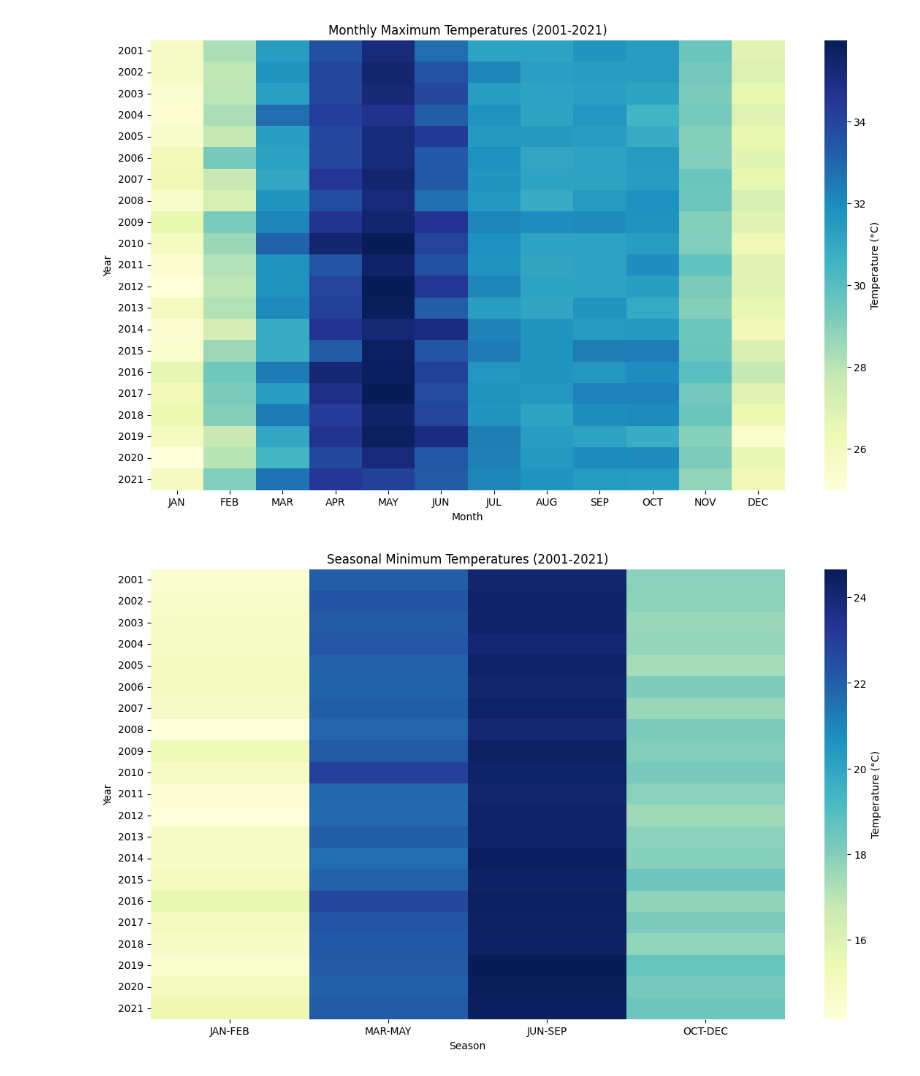
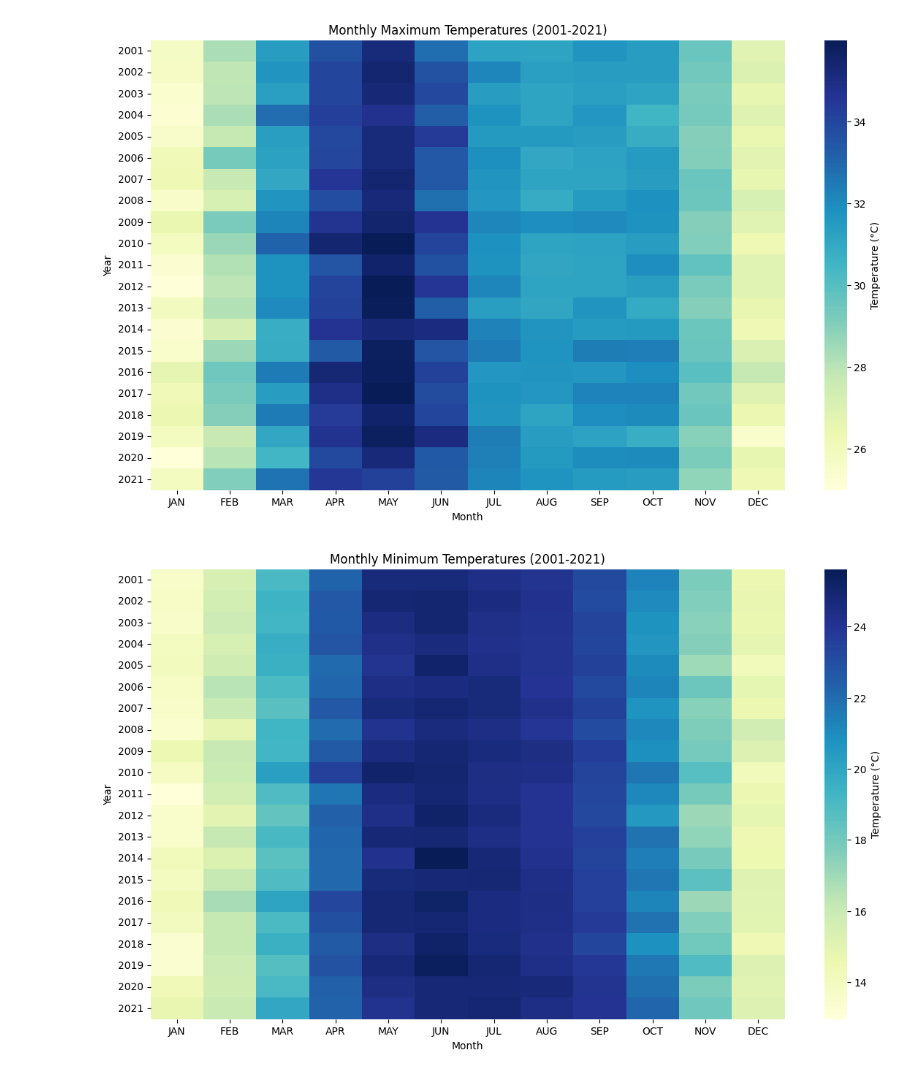
Before and after one commit to nandhu-44/R-Project, a Jupyter notebook: temperature.ipynb, the cells around one changed output. Cells and saved outputs as stored; diff of their text form; code cells hidden in the pictures.

```diff
--- a/temperature.ipynb
+++ b/temperature.ipynb
@@ -205,21 +205,37 @@ plt.show()
 [figure]
 # %%
 # Filter data for years > 2000
-seasonal_data_min_2000 = temp_annual_min[temp_annual_min["YEAR"] > 2000].set_index(
+# seasonal_data_min_2000 = temp_annual_min[temp_annual_min["YEAR"] > 2000].set_index(
+#     "YEAR"
+# )[["JAN-FEB", "MAR-MAY", "JUN-SEP", "OCT-DEC"]]
+
+# # Plot heatmap
+# plt.figure(figsize=(14, 8))
+# sns.heatmap(
+#     seasonal_data_min_2000,
+#     cmap="YlGnBu",
+#     cbar_kws={"label": "Temperature (°C)"},
+#     annot=False,
+# )
+# plt.title("Seasonal Minimum Temperatures (2001-2021)")
+# plt.xlabel("Season")
+# plt.ylabel("Year")
+# plt.show()
+
+monthly_data_min_2000 = temp_annual_min[temp_annual_min["YEAR"] > 2000].set_index(
     "YEAR"
-)[["JAN-FEB", "MAR-MAY", "JUN-SEP", "OCT-DEC"]]
-
+)[["JAN", "FEB", "MAR", "APR", "MAY", "JUN", "JUL", "AUG", "SEP", "OCT", "NOV", "DEC"]]
 # Plot heatmap
 plt.figure(figsize=(14, 8))
 sns.heatmap(
-    seasonal_data_min_2000,
+    monthly_data_min_2000,
     cmap="YlGnBu",
     cbar_kws={"label": "Temperature (°C)"},
     annot=False,
 )
-plt.title("Seasonal Minimum Temperatures (2001-2021)")
-plt.xlabel("Season")
+plt.title("Monthly Minimum Temperatures (2001-2021)")
+plt.xlabel("Month")
 plt.ylabel("Year")
 plt.show()
 # %% [output]
-[figure, old version]
+[figure, new version]
```
